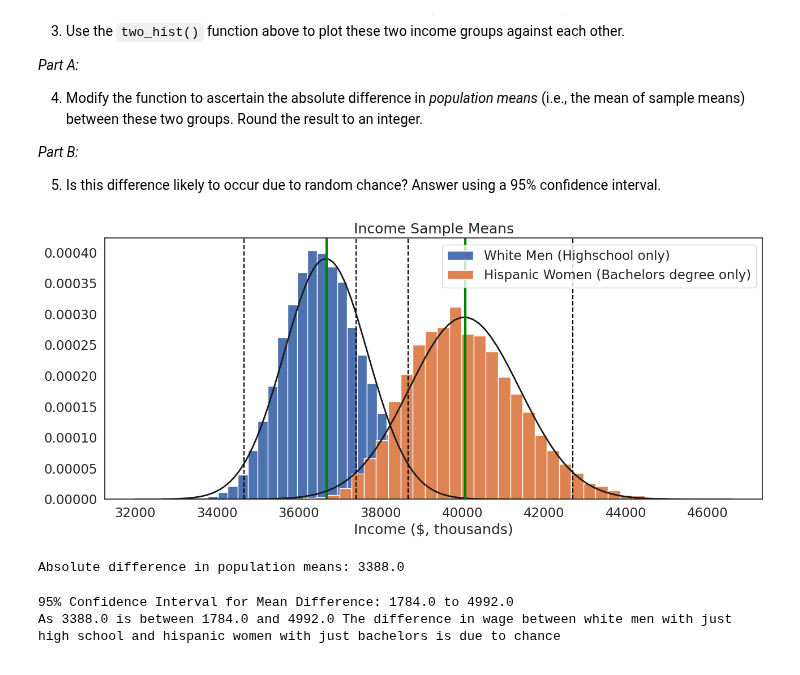
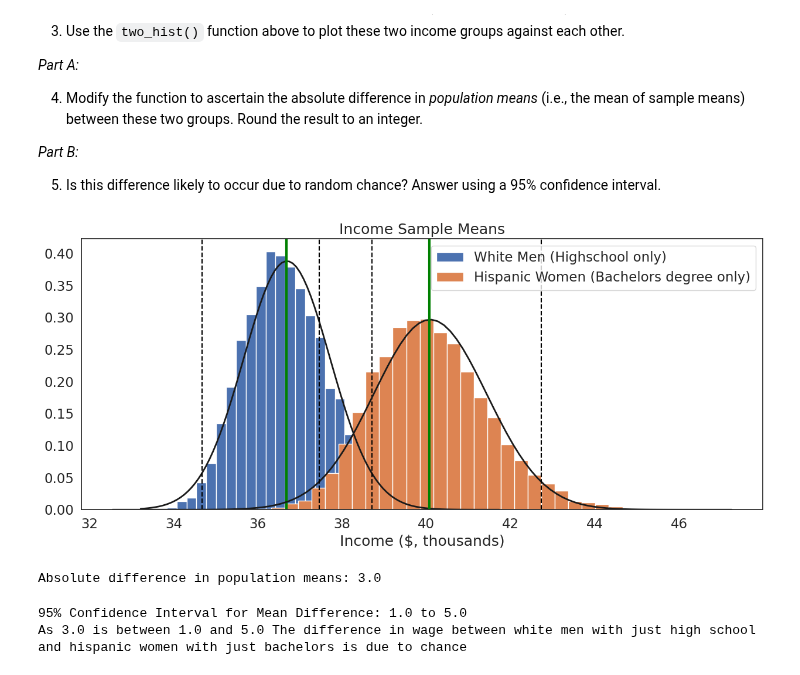
Before and after one commit to AlexCulkin/QM2, a Jupyter notebook: notebooks/W05. Distributions and Basic Statistics.ipynb, the cells around one changed output. Drawn from its saved outputs; the diff is of its cells as text; code cells hidden in the pictures.

```diff
--- a/notebooks/W05. Distributions and Basic Statistics.ipynb
+++ b/notebooks/W05. Distributions and Basic Statistics.ipynb
@@ -551,6 +554,9 @@ pylab.rcParams['figure.figsize'] = (10., 8.)
 sns.set(font_scale=1.5)
 sns.set_style("white")
 df=pd.read_csv('https://storage.googleapis.com/qm2/wk7/cps.csv')
+
+# Dividing incomes by 1000
+df['incwage'] = df['incwage'] / 1000
 
 WM_HS = df[(df['race'] == 1) & (df['sex'] == 1) & (df['sch'] == 12)]
 
@@ -573,35 +579,35 @@ def two_hist(groups,group_labs,xlab, title):
             sample=var['incwage'].sample(sample_size, replace=True)
             sample_mean=sample.mean() # the mean of the sample
             sample_means.append(sample_mean)
 
         plt.hist(sample_means, bins=int(iterations/300),edgecolor='white',density=True, label=group_labs[it])  # creates a histogram for the sample means
         mu, se = norm.fit(sample_means) #normally distributes the data
         xmin, xmax = plt.xlim()
         x = np.linspace(xmin, xmax, 100)
         p = norm.pdf(x, mu, se)
 
         mean=var['incwage'].mean() # the mean of incwage
         lower_ci=mu-se*1.96 # lower bound of the 95% CI
         upper_ci=mu+se*1.96 # upper bound of the 95% CI
 
         plt.plot(x, p, 'k', linewidth=2)
         plt.xlabel(xlab)
         plt.title(title) # gives the graph a title
         plt.axvline(mean, color='green', linestyle='solid', linewidth=3)
         plt.axvline(lower_ci, color='black', linestyle='dashed', linewidth=1.5)
         plt.axvline(upper_ci, color='black', linestyle='dashed', linewidth=1.5)
         plt.legend()
 
     plt.show()  # show the plot
 
 two_hist([WM_HS,HW_B],['White Men (Highschool only)','Hispanic Women (Bachelors degree only)'],'Income ($, thousands)', "Income Sample Means")
 
 mean_difference = abs(WM_HS['incwage'].mean() - HW_B['incwage'].mean())
 mean_difference = round(mean_difference,0)
 print("Absolute difference in population means:", mean_difference)
 # %% [output]
-[figure, old version]
+[figure, new version]
-Absolute difference in population means: 3388.0
+Absolute difference in population means: 3.0
 # %%
 import numpy as np
 std_WM_HS = WM_HS['incwage'].std()
@@ -621,5 +627,5 @@ print("95% Confidence Interval for Mean Difference:", round(lower_ci, 0), 'to',
 
 print("As", mean_difference, "is between", round(lower_ci, 0), "and", round(upper_ci, 0), "The difference in wage between white men with just high school and hispanic women with just bachelors is due to chance" )
 # %% [output]
-95% Confidence Interval for Mean Difference: 1784.0 to 4992.0
-As 3388.0 is between 1784.0 and 4992.0 The difference in wage between white men with just high school and hispanic women with just bachelors is due to chance
+95% Confidence Interval for Mean Difference: 1.0 to 5.0
+As 3.0 is between 1.0 and 5.0 The difference in wage between white men with just high school and hispanic women with just bachelors is due to chance
```
Also changed, not shown: parts of 15 cells of this notebook.
